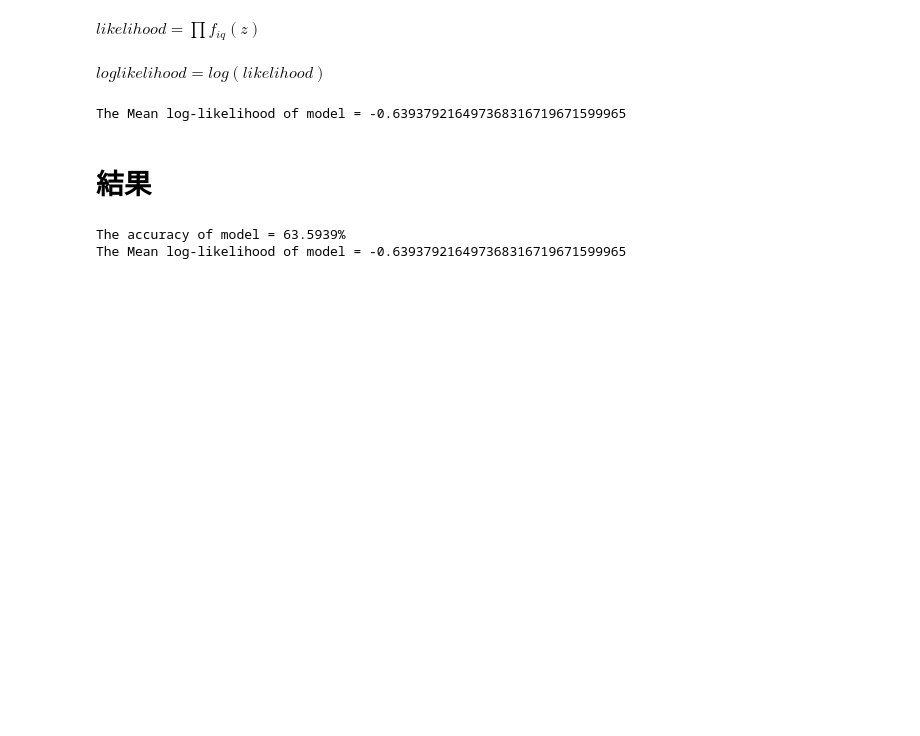
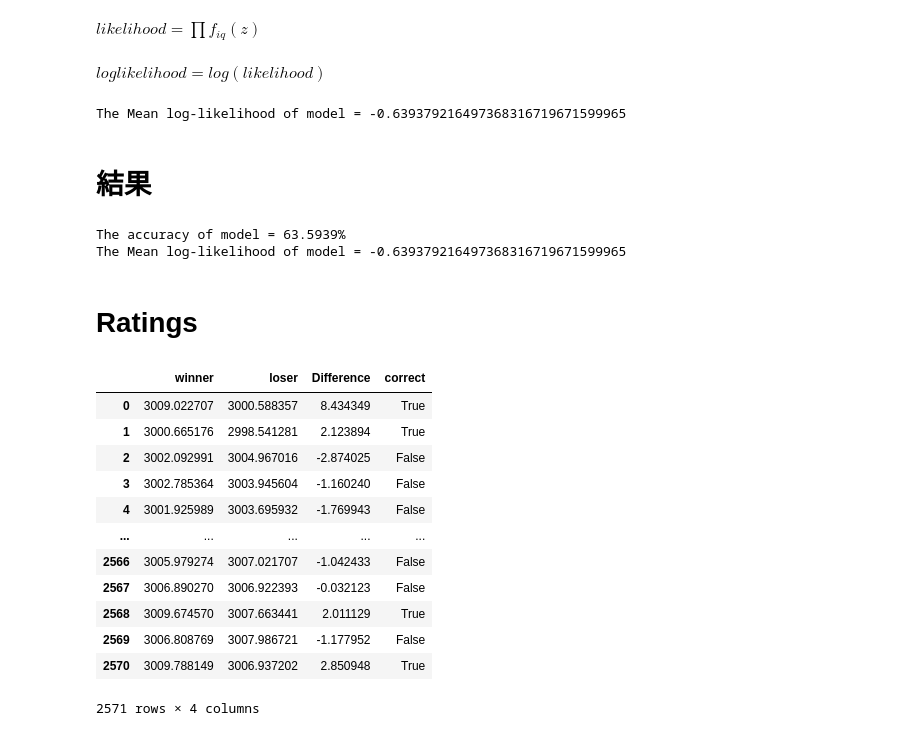
Before and after one commit to sinker048/thesis, a Jupyter notebook: Bradley-Terry Model (Full-pair).ipynb, the cells around one changed output. Cells and saved outputs as stored; diff of their text form; code cells hidden in the pictures; blank space fills up the shorter version.

```diff
--- a/Bradley-Terry Model (Full-pair).ipynb
+++ b/Bradley-Terry Model (Full-pair).ipynb
@@ -384,3 +388,5 @@ print('The Mean log-likelihood of model = {}'.format(double_loglikelihood))
 # %% [output]
 The accuracy of model = 63.5939%
 The Mean log-likelihood of model = -0.639379216497368316719671599965
+# %% [markdown]
+# Ratings
@@ -386,0 +421,16 @@ The Mean log-likelihood of model = -0.639379216497368316719671599965
+# %%
+rating
+# %% [output]
+|  | winner | loser | Difference | correct |
+| 0 | 3009.022707 | 3000.588357 | 8.434349 | True |
+| 1 | 3000.665176 | 2998.541281 | 2.123894 | True |
+| 2 | 3002.092991 | 3004.967016 | -2.874025 | False |
+| 3 | 3002.785364 | 3003.945604 | -1.160240 | False |
+| 4 | 3001.925989 | 3003.695932 | -1.769943 | False |
+| ... | ... | ... | ... | ... |
+| 2566 | 3005.979274 | 3007.021707 | -1.042433 | False |
+| 2567 | 3006.890270 | 3006.922393 | -0.032123 | False |
+| 2568 | 3009.674570 | 3007.663441 | 2.011129 | True |
+| 2569 | 3006.808769 | 3007.986721 | -1.177952 | False |
+| 2570 | 3009.788149 | 3006.937202 | 2.850948 | True |
+2571 rows × 4 columns
```
Also changed, not shown: parts of 6 cells of this notebook.
